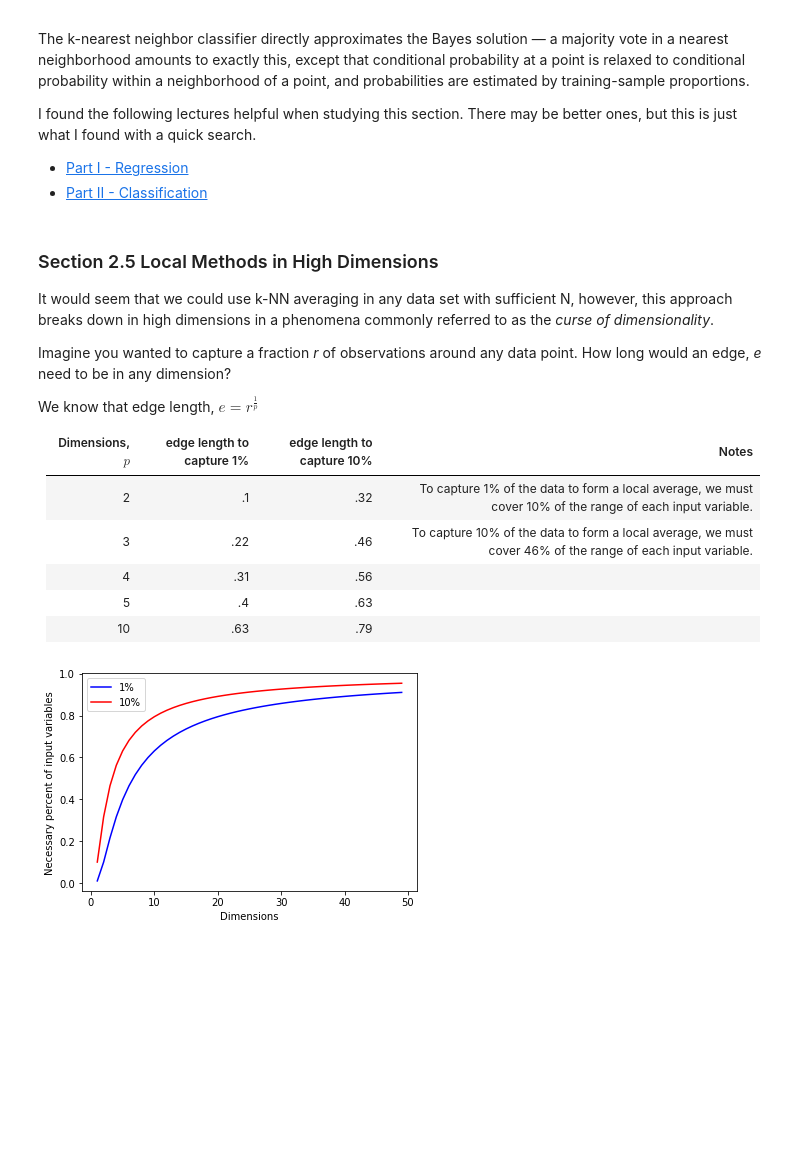
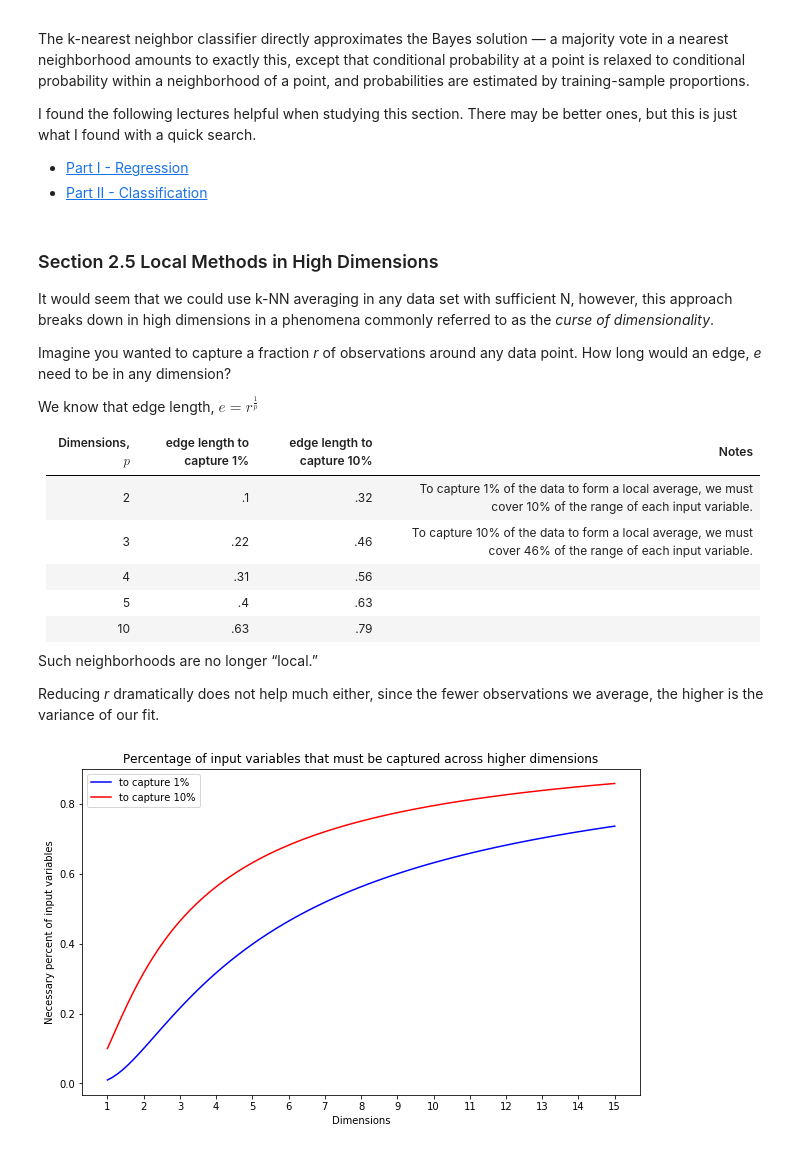
Before and after one commit to robertpullin/elements-of-statistical-learning, a Jupyter notebook: Chapter-1-and-2.ipynb, the cells around one changed output. Saved outputs shown, nothing was run; the diff lists cells and outputs as text; code cells hidden in the pictures; blank space fills up the shorter version.

```diff
--- a/Chapter-1-and-2.ipynb
+++ b/Chapter-1-and-2.ipynb
@@ -741,3 +741,7 @@ We know that edge length, $e = r^{\frac{1}{p}}$
 | 4  | .31 | .56 | |
 | 5  | .4  | .63 | |
 | 10 | .63 | .79 | |
+
+Such neighborhoods are no longer “local.”
+
+Reducing _r_ dramatically does not help much either, since the fewer observations we average, the higher is the variance of our fit.
@@ -749,13 +748,20 @@ ten_percent = (0.10) ** (1/p)
 # %%
+import numpy as np
 import matplotlib.pyplot as plt
 
+p = np.linspace(1,15,100)
+one_percent = (0.01) ** (1/p)
+ten_percent = (0.10) ** (1/p)
+
 %matplotlib inline
-
-plt.plot(p,one_percent,c='blue',label='1%')
-plt.plot(p,ten_percent,c='red',label='10%')
+plt.figure(figsize=(10,6))
+plt.plot(p,one_percent,c='blue',label='to capture 1%')
+plt.plot(p,ten_percent,c='red',label='to capture 10%')
+plt.xticks(np.arange(1, 16))
 plt.xlabel('Dimensions')
 plt.ylabel('Necessary percent of input variables')
 plt.legend()
+plt.title('Percentage of input variables that must be captured across higher dimensions')
 plt.show()
 # %% [output]
-[figure, old version]
+[figure, new version]
```
Also changed, not shown: parts of 7 cells of this notebook.
